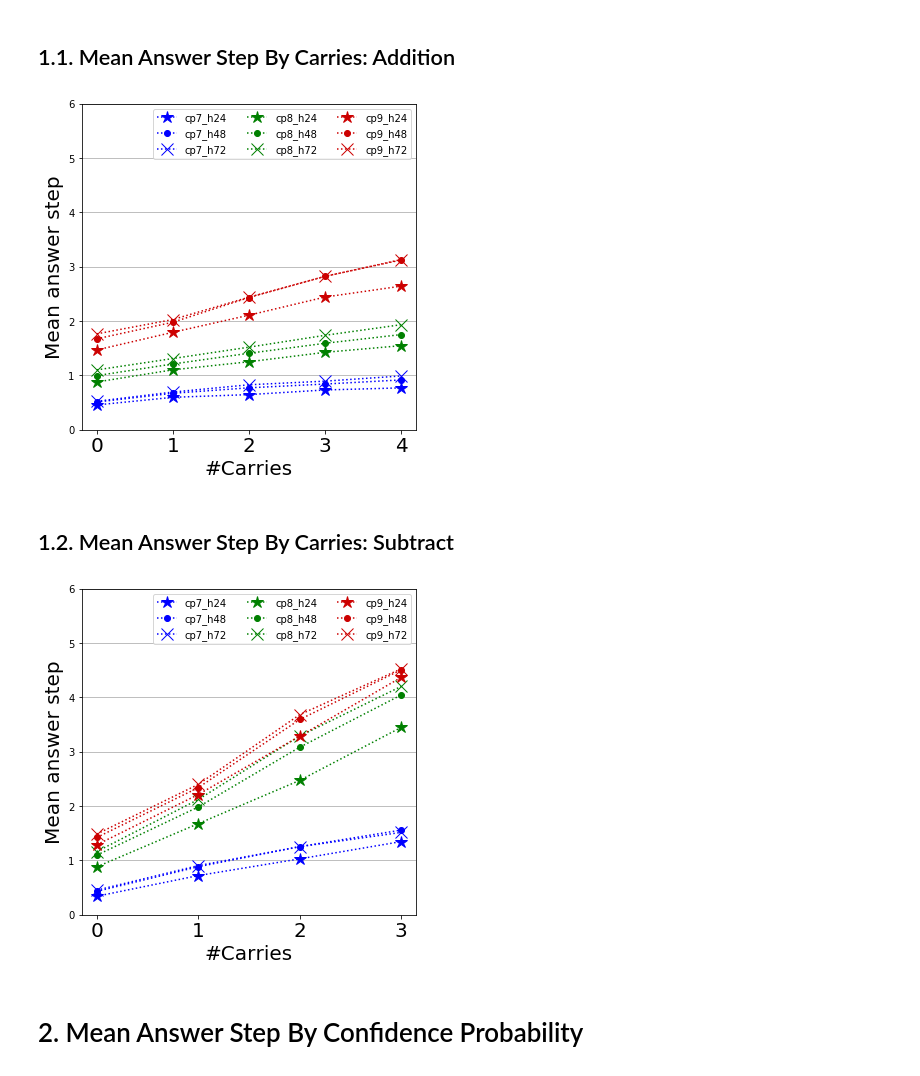
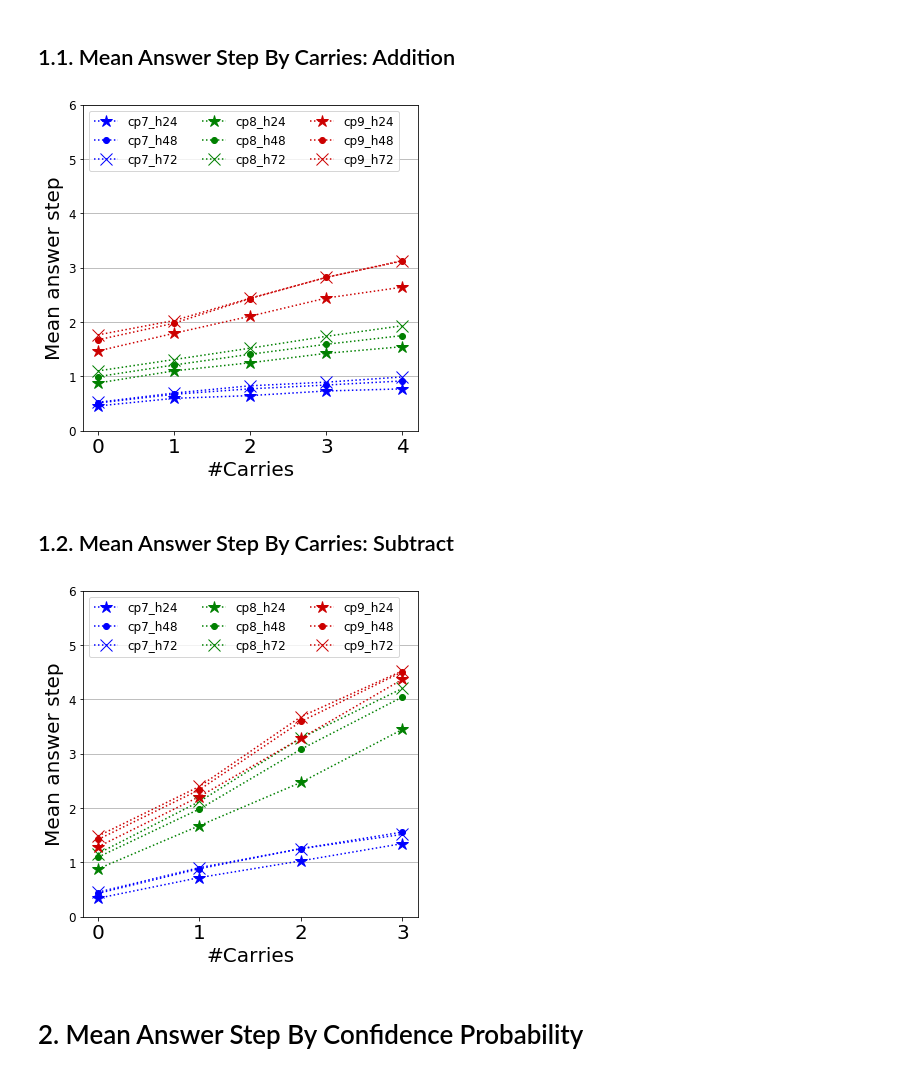
Before and after one commit to sungjae-cho/arithmetic-neural-nets, a Jupyter notebook: 02-1_plot_run_info_stat_iccm2019.ipynb, the cells around one changed output. Drawn from its saved outputs; the diff is of its cells as text; code cells hidden in the pictures.

Commit message:
Update plot images.

```diff
--- a/02-1_plot_run_info_stat_iccm2019.ipynb
+++ b/02-1_plot_run_info_stat_iccm2019.ipynb
@@ -11,7 +11,7 @@ experiment_name = 'iccm2019'
 plot_dir = 'plot_figures'
 fig_ext = 'pdf'
 all_correct_case = 'init_all_correct'  # 'init_complete_all_correct', 'init_all_correct'
-font_size = {'xlabel':20, 'ylabel':20, 'xtick':20, 'ytick':10}
+font_size = {'xlabel':20, 'ylabel':20, 'xtick':20, 'ytick':12}
 # %%
 def save_fig(fig_name, experiment_name):
     plot_fig_path = '{}/{}/{}.{}'.format(plot_dir, experiment_name, fig_name, fig_ext)
@@ -68,35 +68,35 @@ e = df_mean_answer_step_by_carries_add_cp8_h24.groupby('carries').std()['mean_an
 plt.plot(x, y, color='g', linestyle=':', marker='*', markersize=markersize, label='cp8_h24')
 
 y = df_mean_answer_step_by_carries_add_cp8_h48.groupby('carries').mean()['mean_answer_steps'].values
 e = df_mean_answer_step_by_carries_add_cp8_h48.groupby('carries').std()['mean_answer_steps'].values
 #plt.errorbar(x, y, e, fmt='b:o', ecolor='orange', capsize=3, label='cp8_h48')
 plt.plot(x, y, color='g', linestyle=':', marker='.', markersize=markersize, label='cp8_h48')
 
 y = df_mean_answer_step_by_carries_add_cp8_h72.groupby('carries').mean()['mean_answer_steps'].values
 e = df_mean_answer_step_by_carries_add_cp8_h72.groupby('carries').std()['mean_answer_steps'].values
 #plt.errorbar(x, y, e, fmt='b:o', ecolor='orange', capsize=3, label='cp8_h72')
 plt.plot(x, y, color='g', linestyle=':', marker='x', markersize=markersize, label='cp8_h72')
 
 y = df_mean_answer_step_by_carries_add_cp9_h24.groupby('carries').mean()['mean_answer_steps'].values
 e = df_mean_answer_step_by_carries_add_cp9_h24.groupby('carries').std()['mean_answer_steps'].values
 #plt.errorbar(x, y, e, fmt='g:o', ecolor='orange', capsize=3, label='cp9_h24')
 plt.plot(x, y, color='#cc0000', linestyle=':', marker='*', markersize=markersize, label='cp9_h24')
 
 y = df_mean_answer_step_by_carries_add_cp9_h48.groupby('carries').mean()['mean_answer_steps'].values
 e = df_mean_answer_step_by_carries_add_cp9_h48.groupby('carries').std()['mean_answer_steps'].values
 #plt.errorbar(x, y, e, fmt='g:o', ecolor='orange', capsize=3, label='cp9_h48')
 plt.plot(x, y, color='#cc0000', linestyle=':', marker='.', markersize=markersize, label='cp9_h48')
 
 y = df_mean_answer_step_by_carries_add_cp9_h72.groupby('carries').mean()['mean_answer_steps'].values
 e = df_mean_answer_step_by_carries_add_cp9_h72.groupby('carries').std()['mean_answer_steps'].values
 #plt.errorbar(x, y, e, fmt='g:o', ecolor='orange', capsize=3, label='cp9_h72')
 plt.plot(x, y, color='#cc0000', linestyle=':', marker='x', markersize=markersize, label='cp9_h72')
 
-plt.legend(ncol=3)
+plt.legend(ncol=3, loc='upper left', fontsize=12)
 
 save_fig('mean_answer_step_by_carries-add', 'iccm2019')
 # %% [output]
-[figure, old version]
+[figure, new version]
 # %% [markdown]
 ## 1.2. Mean Answer Step By Carries: Subtract
 # %%
@@ -170,11 +170,11 @@ e = df_mean_answer_step_by_carries_sub_cp9_h72.groupby('carries').std()['mean_an
 #plt.errorbar(x, y, e, fmt='g:o', ecolor='orange', capsize=3, label='cp9_h72')
 plt.plot(x, y, color='#cc0000', linestyle=':', marker='x', markersize=markersize, label='cp9_h72')
 
-plt.legend(ncol=3)
+plt.legend(ncol=3, loc='upper left', fontsize=12)
 
 save_fig('mean_answer_step_by_carries-sub', 'iccm2019')
 # %% [output]
-[figure, old version]
+[figure, new version]
 # %% [markdown]
 # 2. Mean Answer Step By Confidence Probability
 # %% [markdown]
```
Also changed, not shown: parts of 4 cells of this notebook, 6 other files.
